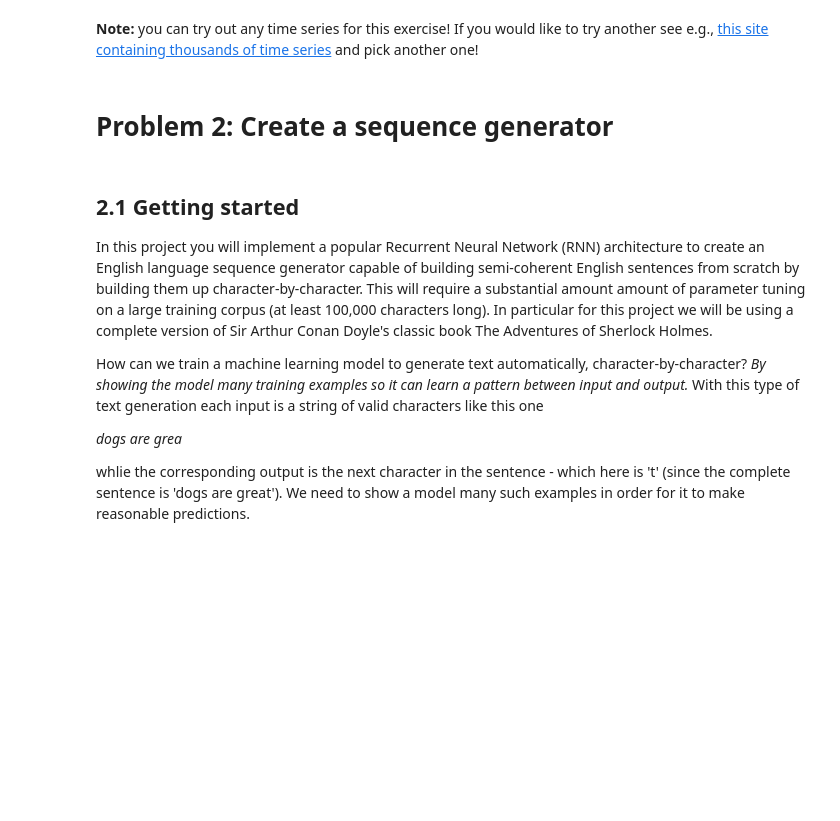
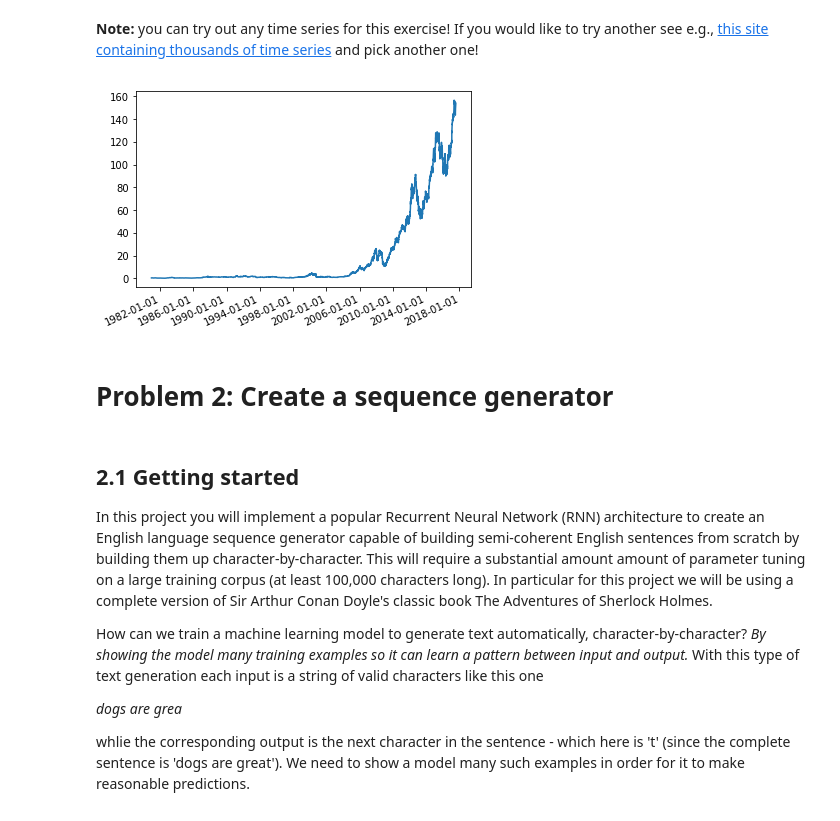
Before and after one commit to climberwb/aind2-rnn, a Jupyter notebook: RNN_project.ipynb, the cells around one changed output. Saved outputs shown, nothing was run; the diff lists cells and outputs as text; code cells hidden in the pictures; blank space fills up the shorter version.

```diff
--- a/RNN_project.ipynb
+++ b/RNN_project.ipynb
@@ -275,5 +280,36 @@ plt.show()
 # %% [markdown]
 **Note:** you can try out any time series for this exercise!  If you would like to try another see e.g., [this site containing thousands of time series](https://datamarket.com/data/list/?q=provider%3Atsdl) and pick another one!
+# %%
+from sklearn.preprocessing import MinMaxScaler
+import pandas as pd
+from matplotlib import pyplot
+from matplotlib import dates
+import datetime
+
+df=pd.read_csv('datasets/EOD-AAPL.csv', sep=',',header=None)
+
+n_dataset = df[9].values[1:][::-1]
+n_dataset_adj_high = df[9].values[1:][::-1]
+n_dataset_dates = df[0].values[1:][::-1]
+
+# mdl = MinMaxScaler(feature_range=(-1, 1))
+# # n_dataset = np.loadcsv('datasets/EOD-AAPL.csv')
+
+mdl.fit(n_dataset)
+
+mdl.transform(n_dataset) == dataset
+transform_d = mdl.transform(n_dataset)
+converted_dates = map(datetime.datetime.strptime, n_dataset_dates.tolist(), n_dataset_dates.shape[0]*['%Y-%m-%d'])
+x_axis = (converted_dates)
+formatter = dates.DateFormatter('%Y-%m-%d')
+
+pyplot.plot( list(x_axis), n_dataset_adj_high.tolist(), '-' )
+ax = pyplot.gcf().axes[0]
+ax.xaxis.set_major_formatter(formatter)
+pyplot.gcf().autofmt_xdate(rotation=25)
+pyplot.show()
+# %% [output]
+[figure, added]
 # %% [markdown]
 # Problem 2: Create a sequence generator
 # %% [markdown]
```
Also changed, not shown: parts of 7 cells of this notebook, 2 other files.
